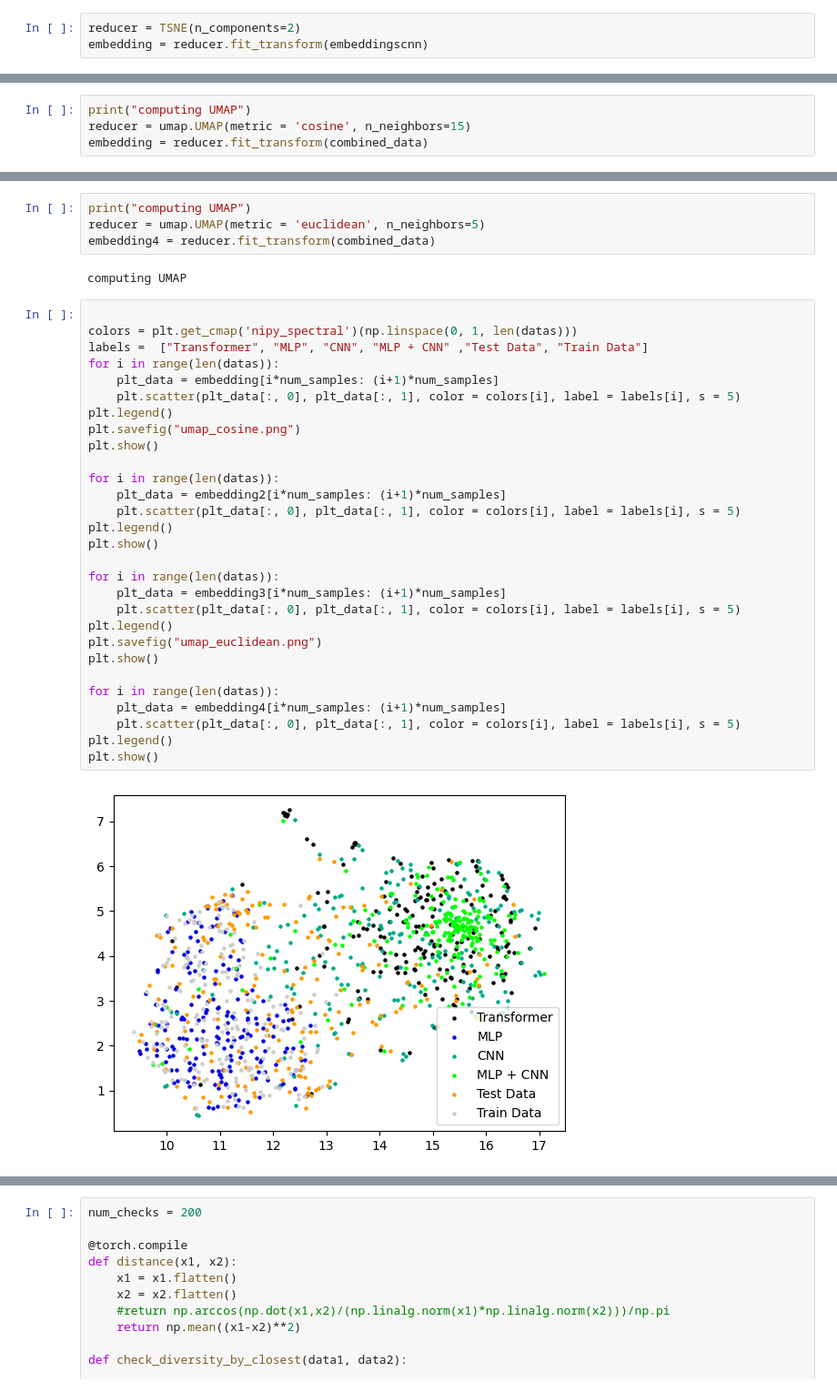
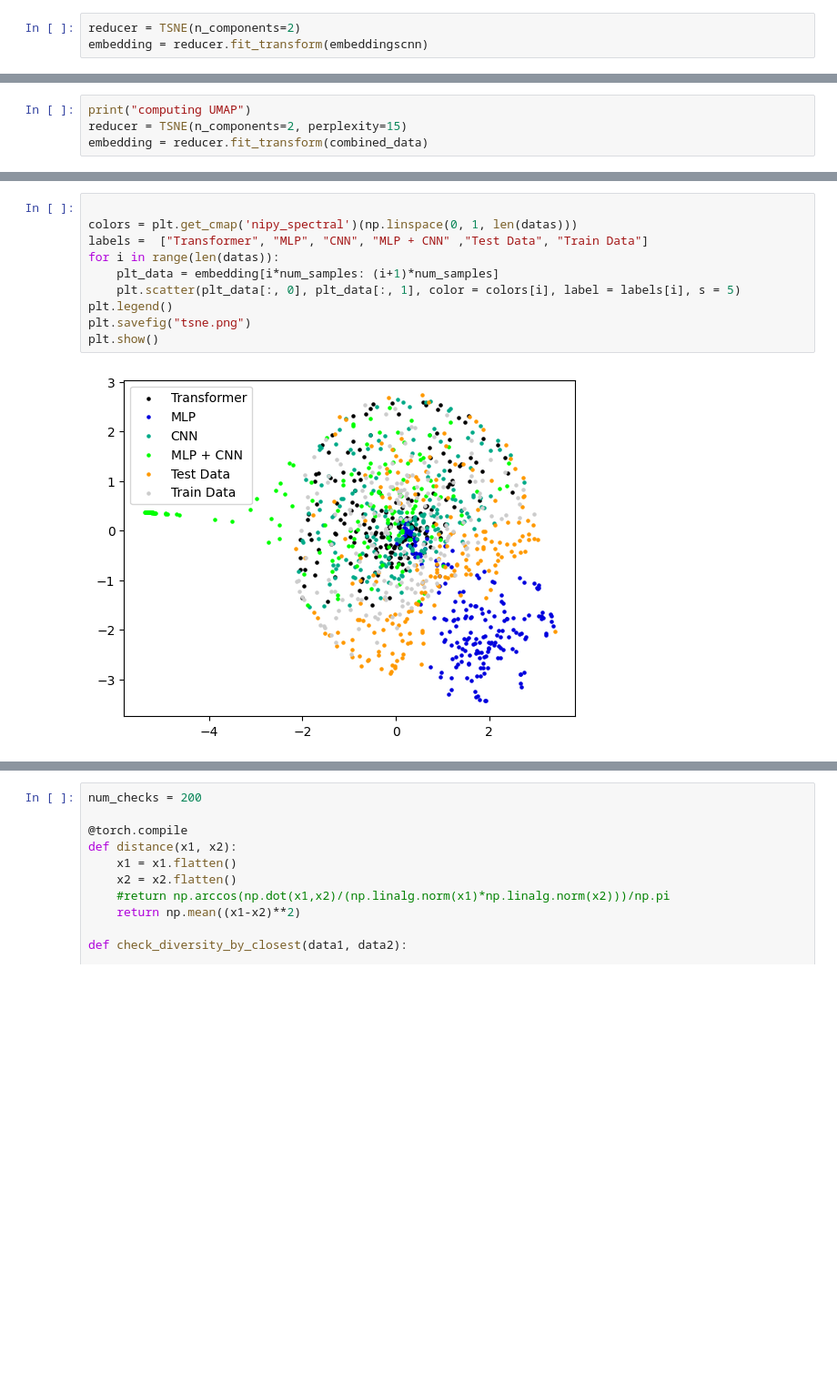
Before and after one commit to TheMody/GeneDiffusion, a Jupyter notebook: analyze_embeddings.ipynb, the cells around one changed output, grey strips where cells are left out. Shown: that part at 91% size. Cells and saved outputs as stored; diff of their text form; blank space fills up the shorter version.

```diff
--- a/analyze_embeddings.ipynb
+++ b/analyze_embeddings.ipynb
@@ -227,6 +227,6 @@ plt.show()
 # %%
 print("computing UMAP")
-reducer = umap.UMAP(metric = 'cosine', n_neighbors=15)
+reducer = TSNE(n_components=2, perplexity=15)
 embedding = reducer.fit_transform(combined_data)
 # %% [output]
 computing UMAP
@@ -246,37 +233,12 @@ computing UMAP
-# %%
-print("computing UMAP")
-reducer = umap.UMAP(metric = 'euclidean', n_neighbors=5)
-embedding4 = reducer.fit_transform(combined_data)
-# %% [output]
-computing UMAP
 # %%
 
 colors = plt.get_cmap('nipy_spectral')(np.linspace(0, 1, len(datas)))
 labels =  ["Transformer", "MLP", "CNN", "MLP + CNN" ,"Test Data", "Train Data"]
 for i in range(len(datas)):
     plt_data = embedding[i*num_samples: (i+1)*num_samples]
     plt.scatter(plt_data[:, 0], plt_data[:, 1], color = colors[i], label = labels[i], s = 5)
 plt.legend()
-plt.savefig("umap_cosine.png")
+plt.savefig("tsne.png")
 plt.show()
-
-for i in range(len(datas)):
-    plt_data = embedding2[i*num_samples: (i+1)*num_samples]
-    plt.scatter(plt_data[:, 0], plt_data[:, 1], color = colors[i], label = labels[i], s = 5)
-plt.legend()
-plt.show()
-
-for i in range(len(datas)):
-    plt_data = embedding3[i*num_samples: (i+1)*num_samples]
-    plt.scatter(plt_data[:, 0], plt_data[:, 1], color = colors[i], label = labels[i], s = 5)
-plt.legend()
-plt.savefig("umap_euclidean.png")
-plt.show()
-
-for i in range(len(datas)):
-    plt_data = embedding4[i*num_samples: (i+1)*num_samples]
-    plt.scatter(plt_data[:, 0], plt_data[:, 1], color = colors[i], label = labels[i], s = 5)
-plt.legend()
-plt.show()
 # %% [output]
-[figure, old version]
+[figure, new version]
```
Also changed, not shown: parts of 7 cells of this notebook, 3 other files.
